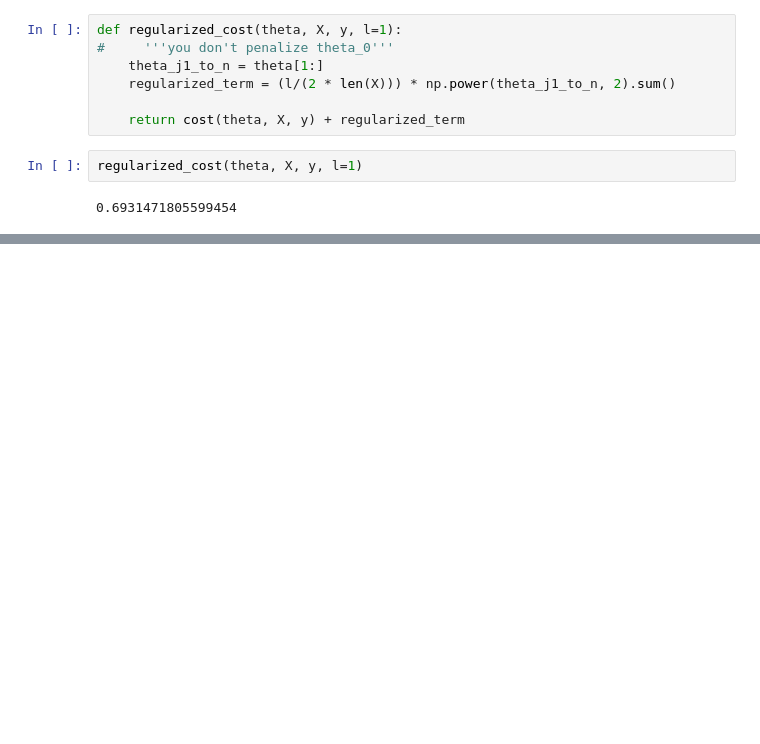
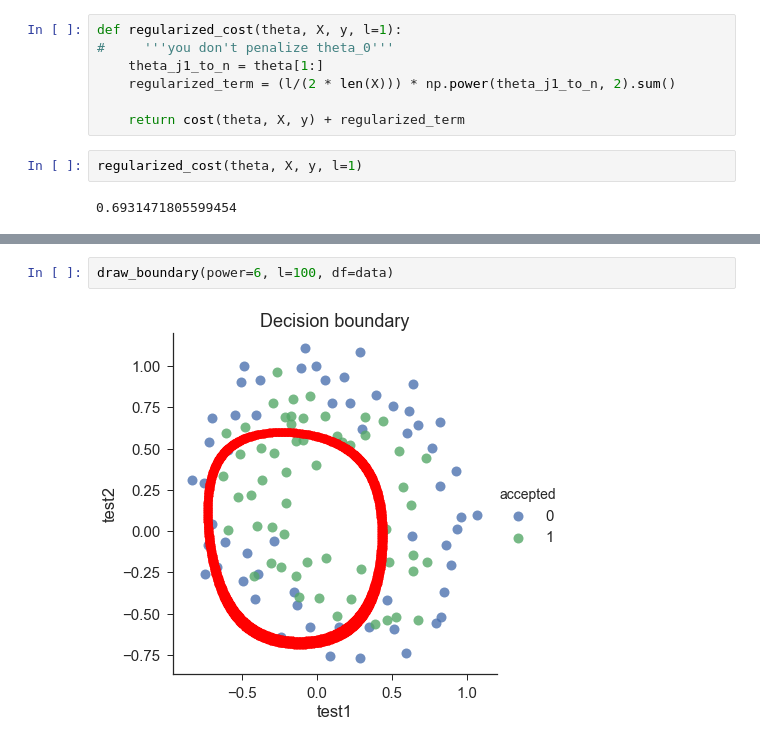
Before and after one commit to GitHub-hyj/ML, a Jupyter notebook: ex2-logistic regression/Andrew_Ng_logistic_regression.ipynb, the cells around one changed output, grey strips where cells are left out. Saved outputs shown, nothing was run; the diff lists cells and outputs as text; blank space fills up the shorter version.

```diff
--- a/ex2-logistic regression/Andrew_Ng_logistic_regression.ipynb
+++ b/ex2-logistic regression/Andrew_Ng_logistic_regression.ipynb
@@ -232,0 +409,4 @@ regularized_cost(theta, X, y, l=1)
+# %%
+draw_boundary(power=6, l=100, df=data)
+# %% [output]
+[figure, added]
```
Also changed, not shown: parts of 34 cells of this notebook, 1 other file.
